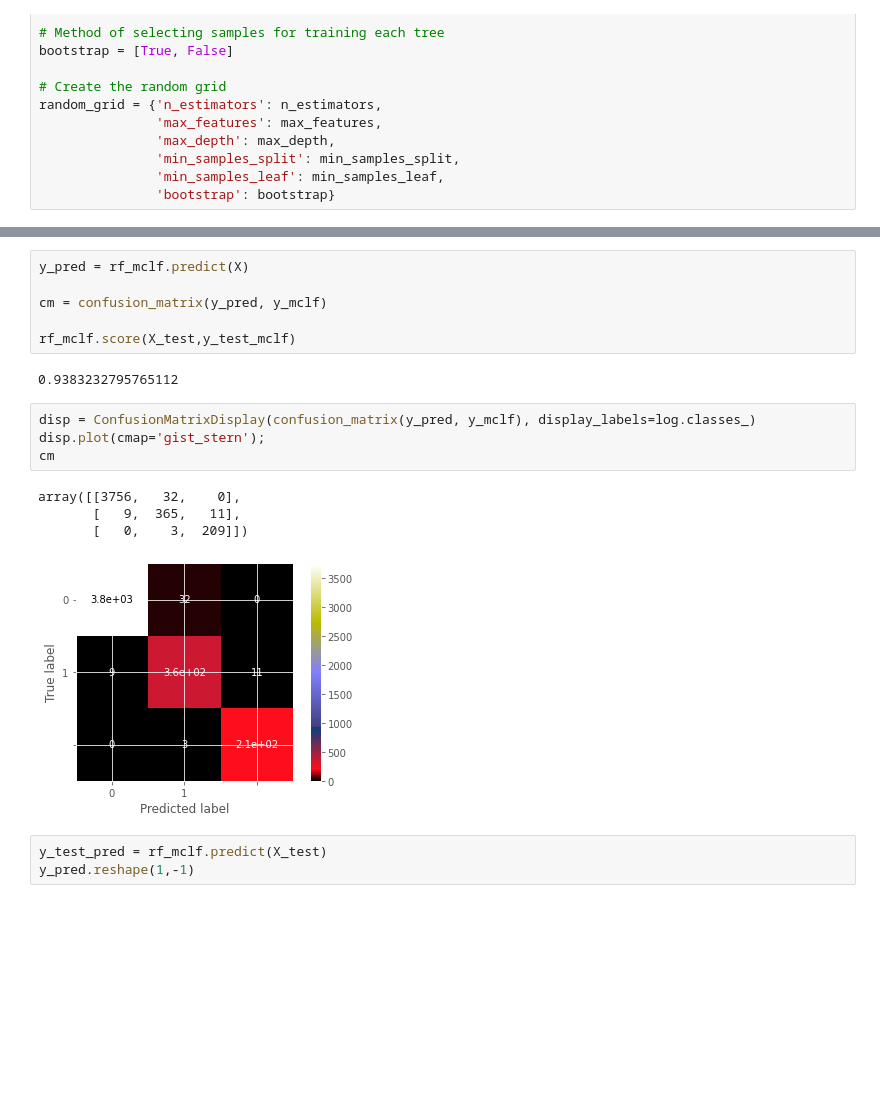
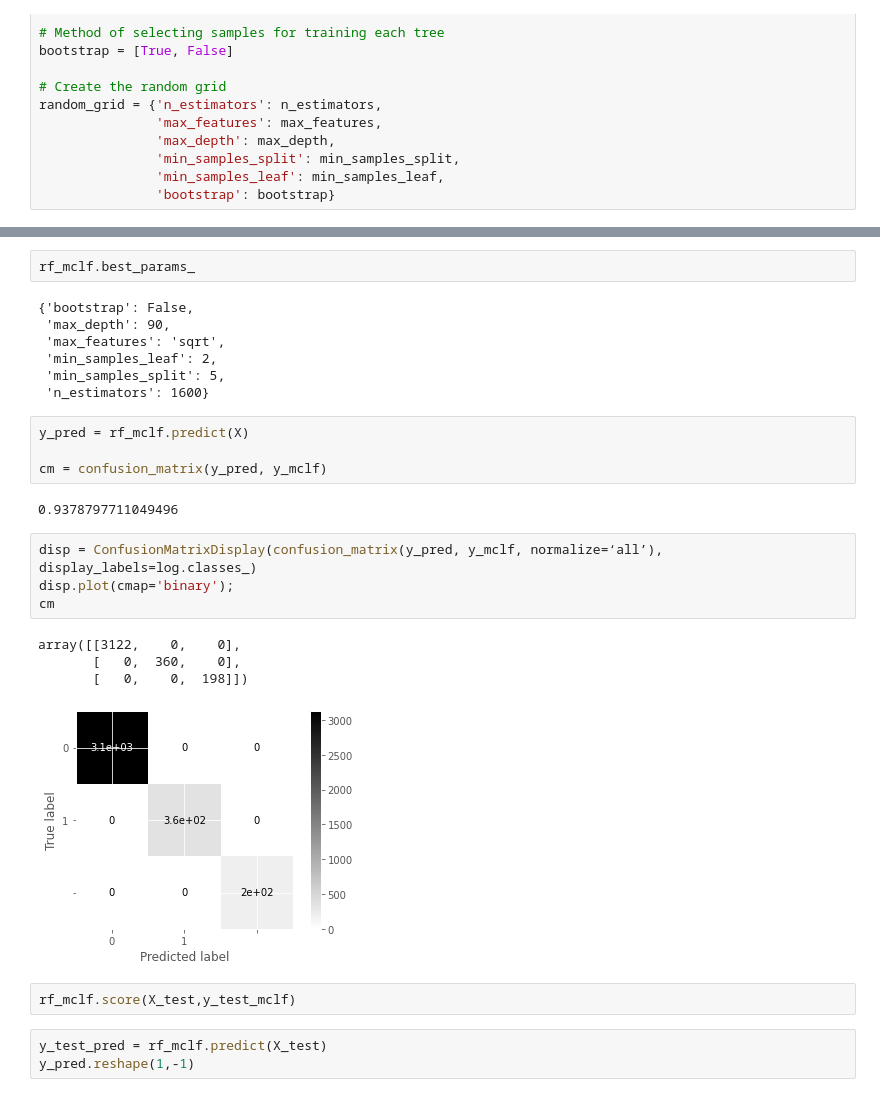
Before and after one commit to arcweld/DSI_Capstone_2, a Jupyter notebook: Capstone2.ipynb, the cells around one changed output, grey strips where cells are left out. Saved outputs shown, nothing was run; the diff lists cells and outputs as text; blank space fills up the shorter version.

```diff
--- a/Capstone2.ipynb
+++ b/Capstone2.ipynb
@@ -640,20 +520,29 @@ Fitting 3 folds for each of 100 candidates, totalling 300 fits
+# %%
+rf_mclf.best_params_
+# %% [output]
+{'bootstrap': False,
+ 'max_depth': 90,
+ 'max_features': 'sqrt',
+ 'min_samples_leaf': 2,
+ 'min_samples_split': 5,
+ 'n_estimators': 1600}
 # %%
 y_pred = rf_mclf.predict(X)
 
 cm = confusion_matrix(y_pred, y_mclf)
-
-rf_mclf.score(X_test,y_test_mclf)
 # %% [output]
-0.9383232795765112
+0.9378797711049496
 # %%
-disp = ConfusionMatrixDisplay(confusion_matrix(y_pred, y_mclf), display_labels=log.classes_)
-disp.plot(cmap='gist_stern');
+disp = ConfusionMatrixDisplay(confusion_matrix(y_pred, y_mclf, normalize=‘all’), display_labels=log.classes_)
+disp.plot(cmap='binary');
 cm
 # %% [output]
-array([[3756,   32,    0],
-       [   9,  365,   11],
-       [   0,    3,  209]])
+array([[3122,    0,    0],
+       [   0,  360,    0],
+       [   0,    0,  198]])
-[figure, old version]
+[figure, new version]
+# %%
+rf_mclf.score(X_test,y_test_mclf)
 # %%
 y_test_pred = rf_mclf.predict(X_test)
 y_pred.reshape(1,-1)
```
Also changed, not shown: parts of 83 cells of this notebook.
